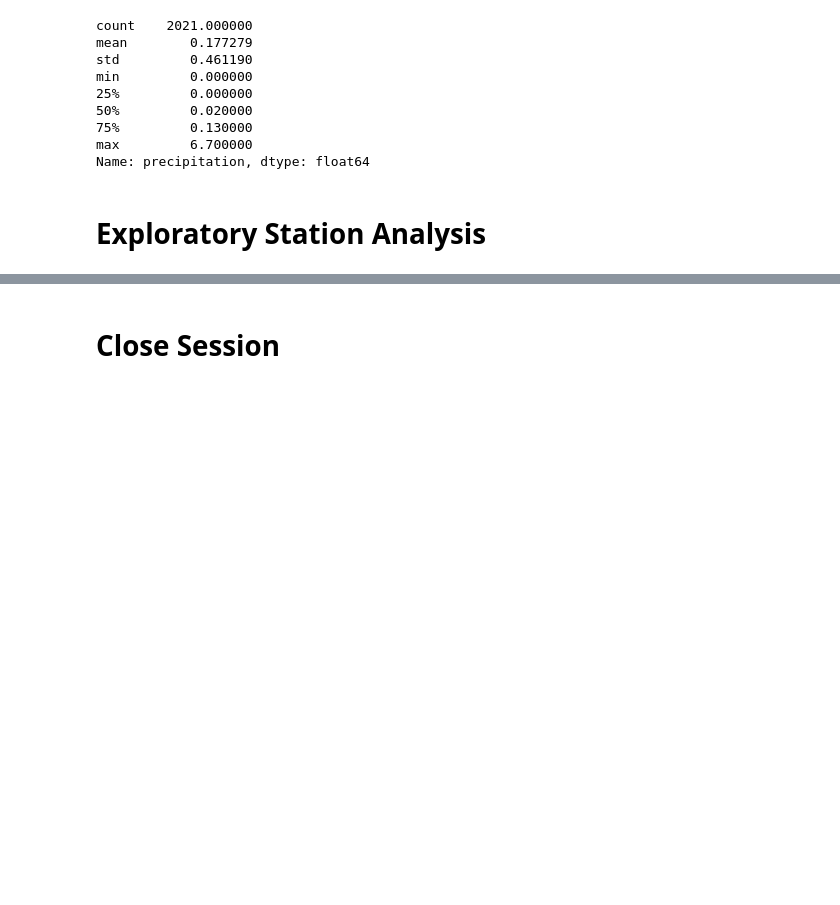
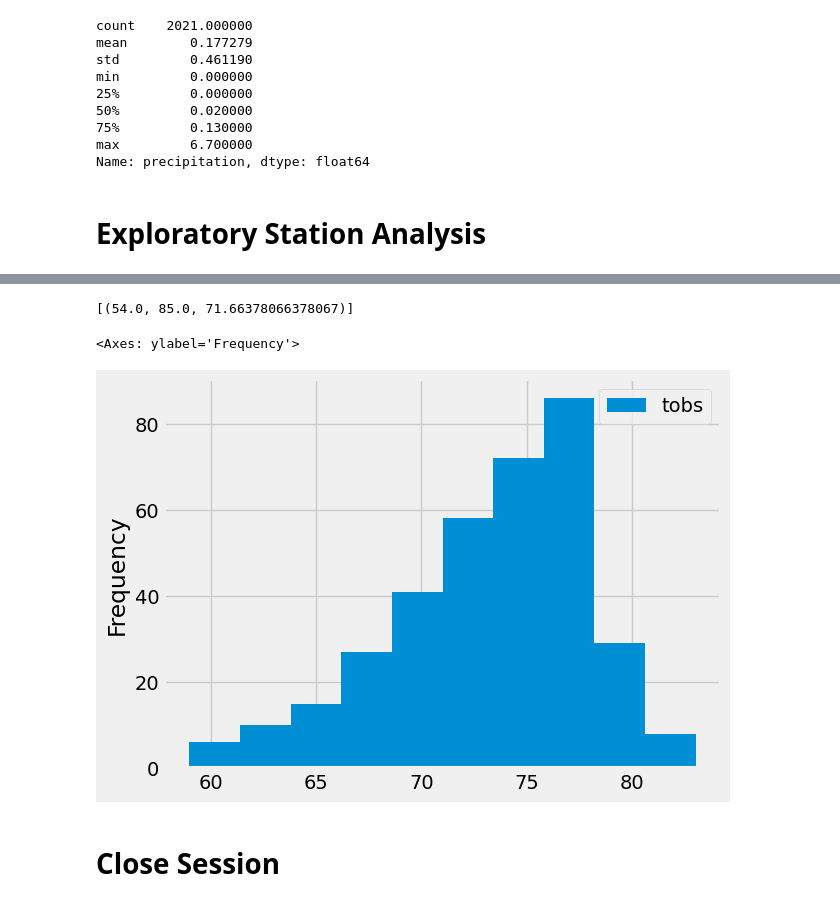
Before and after one commit to realmattimatt/sqlalchemy-challenge, a Jupyter notebook: SurfsUp/climate_starter.ipynb, the cells around one changed output, grey strips where cells are left out. Cells and saved outputs as stored; diff of their text form; code cells hidden in the pictures; blank space fills up the shorter version.

```diff
--- a/SurfsUp/climate_starter.ipynb
+++ b/SurfsUp/climate_starter.ipynb
@@ -97,8 +115,17 @@ Name: precipitation, dtype: float64
 # %%
 # Using the most active station id from the previous query, calculate the lowest, highest, and average temperature.
+session.query(func.min(Measurement.tobs), func.max(Measurement.tobs), func.avg(Measurement.tobs)).filter(Measurement.station == 'USC00519281').all()
+# %% [output]
+[(54.0, 85.0, 71.66378066378067)]
 # %%
 # Using the most active station id
 # Query the last 12 months of temperature observation data for this station and plot the results as a histogram
+results2 = session.query(Measurement.tobs).filter(Measurement.station == 'USC00519281').filter(Measurement.date >= twelve_month_prior_str).order_by(Measurement.date).all()
+precip_data = pd.DataFrame(results2, columns=['tobs'])
+precip_data.plot.hist()
+# %% [output]
+<Axes: ylabel='Frequency'>
+[figure, added]
 # %% [markdown]
 # Close Session
 # %%
```
Also changed, not shown: parts of 8 cells of this notebook.
